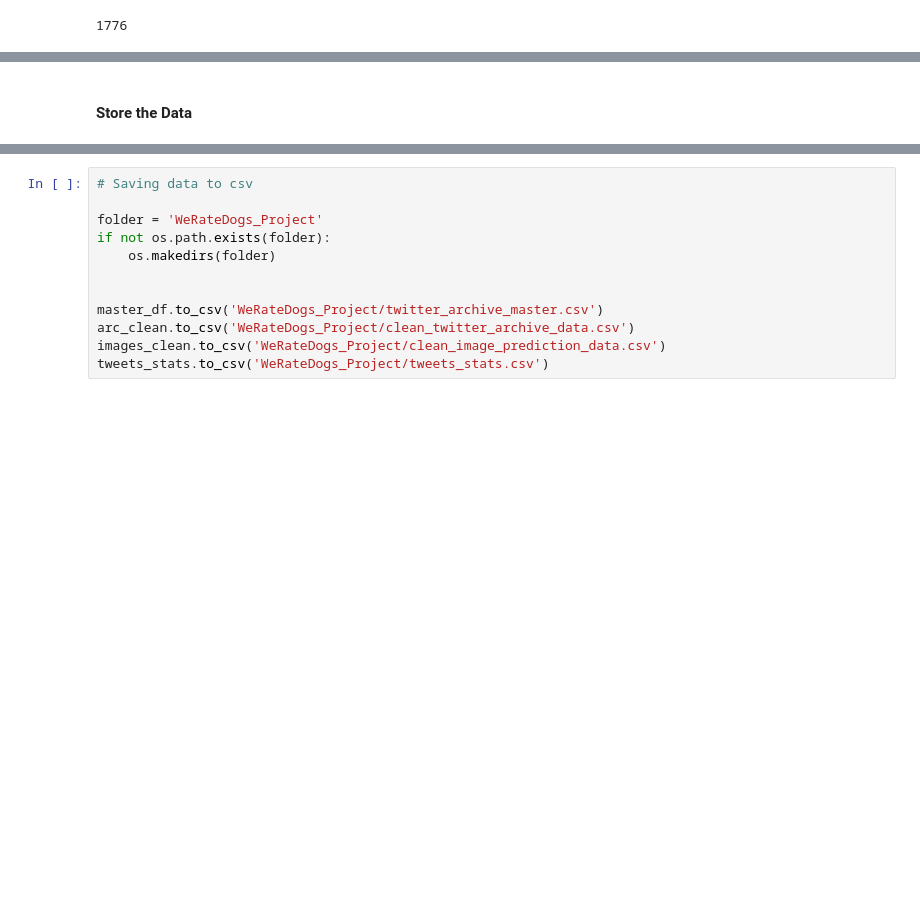
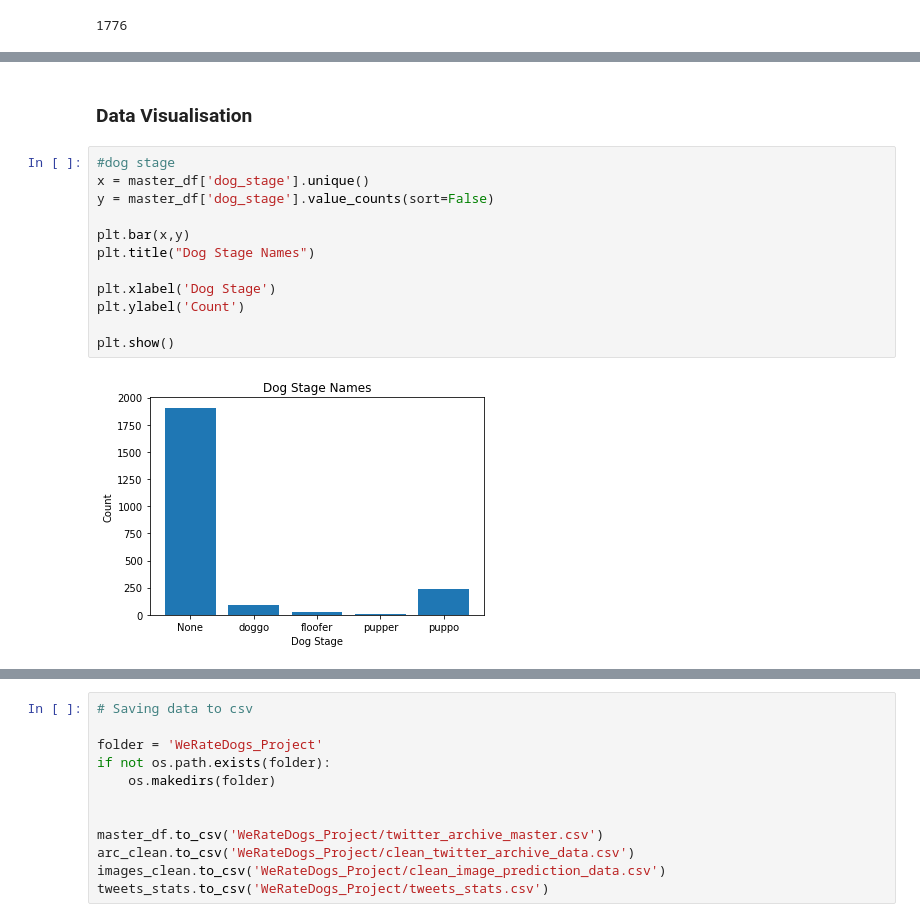
Before and after one commit to chloemcauley/WeRateDogs, a Jupyter notebook: wrangle_act.ipynb, the cells around one changed output, grey strips where cells are left out. Saved outputs shown, nothing was run; the diff lists cells and outputs as text; blank space fills up the shorter version.

```diff
--- a/wrangle_act.ipynb
+++ b/wrangle_act.ipynb
@@ -742,2 +963,16 @@ master_df["favorite_count"].max()
 # %% [markdown]
-#### Store the Data
+### Data Visualisation
+# %%
+#dog stage
+x = master_df['dog_stage'].unique()
+y = master_df['dog_stage'].value_counts(sort=False)
+
+plt.bar(x,y)
+plt.title("Dog Stage Names")
+
+plt.xlabel('Dog Stage')
+plt.ylabel('Count')
+
+plt.show()
+# %% [output]
+[figure, added]
```
Also changed, not shown: parts of 88 cells of this notebook.
